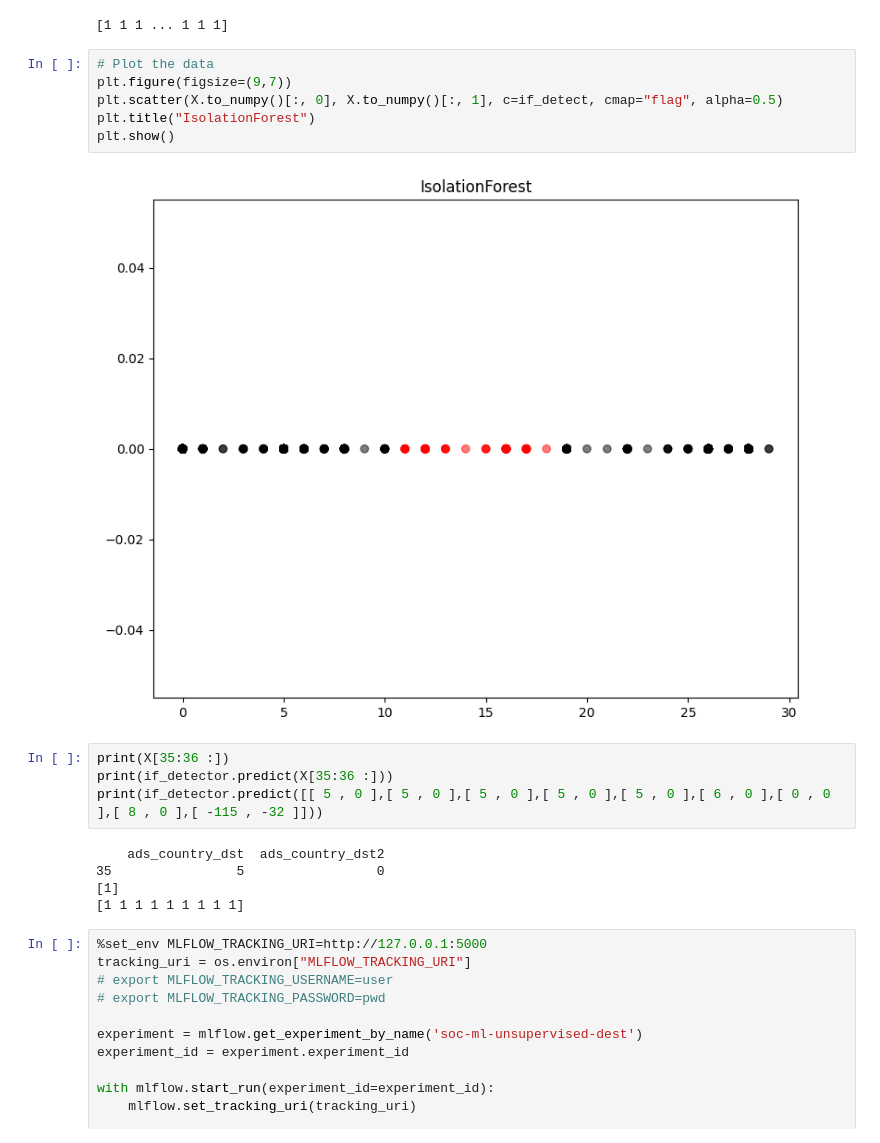
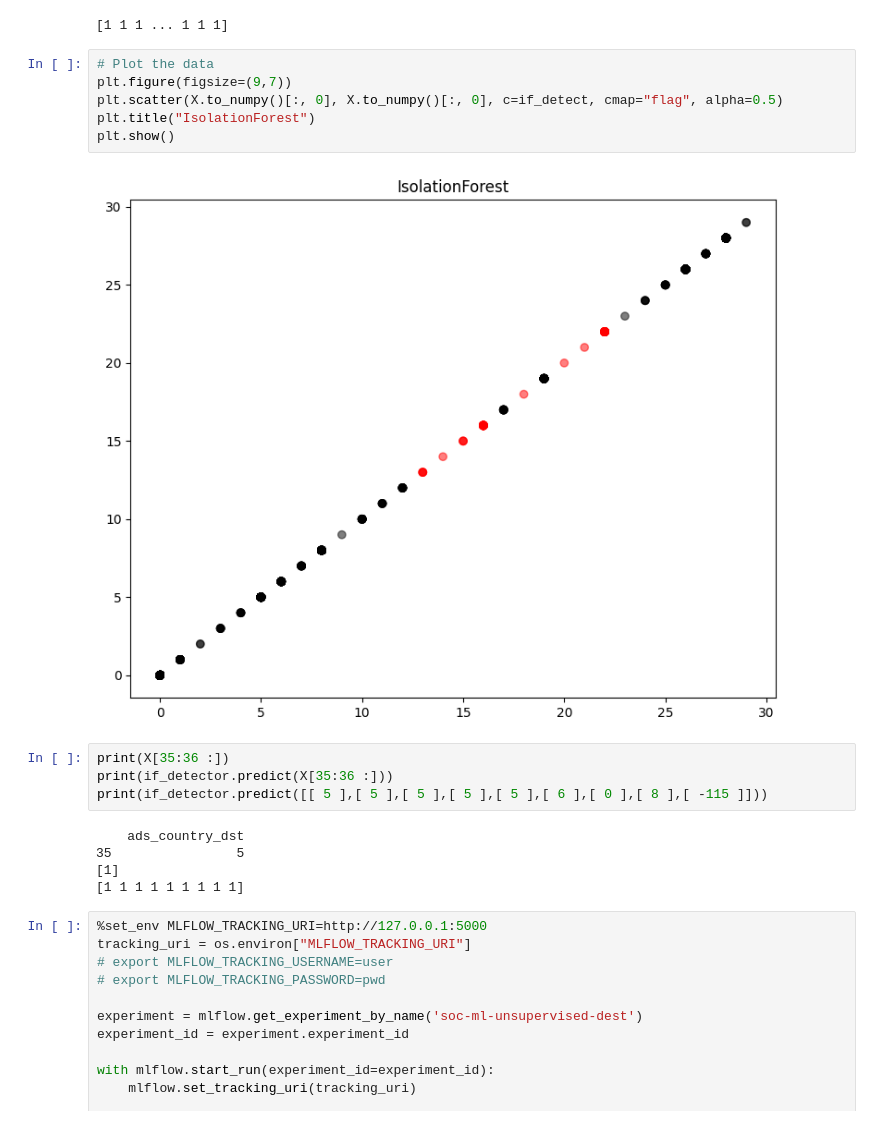
Before and after one commit to rtaf-soc/rtarf-ml-training-api, a Jupyter notebook: nb-IsolationForest.ipynb, the cells around one changed output. Saved outputs shown, nothing was run; the diff lists cells and outputs as text.

```diff
--- a/nb-IsolationForest.ipynb
+++ b/nb-IsolationForest.ipynb
@@ -100,18 +98,18 @@ print(if_detect)
 # %%
 # Plot the data
 plt.figure(figsize=(9,7))
-plt.scatter(X.to_numpy()[:, 0], X.to_numpy()[:, 1], c=if_detect, cmap="flag", alpha=0.5)
+plt.scatter(X.to_numpy()[:, 0], X.to_numpy()[:, 0], c=if_detect, cmap="flag", alpha=0.5)
 plt.title("IsolationForest")
 plt.show()
 # %% [output]
-[figure, old version]
+[figure, new version]
 # %%
 print(X[35:36 :])
 print(if_detector.predict(X[35:36 :]))
-print(if_detector.predict([[ 5 , 0 ],[ 5 , 0 ],[ 5 , 0 ],[ 5 , 0 ],[ 5 , 0 ],[ 6 , 0 ],[ 0 , 0 ],[ 8 , 0 ],[ -115 , -32 ]]))
+print(if_detector.predict([[ 5 ],[ 5 ],[ 5 ],[ 5 ],[ 5 ],[ 6 ],[ 0 ],[ 8 ],[ -115 ]]))
 # %% [output]
-    ads_country_dst  ads_country_dst2
-35                5                 0
+    ads_country_dst
+35                5
 [1]
 [1 1 1 1 1 1 1 1 1]
 # %%
```
Also changed, not shown: parts of 1 cell of this notebook, 1 other file.
